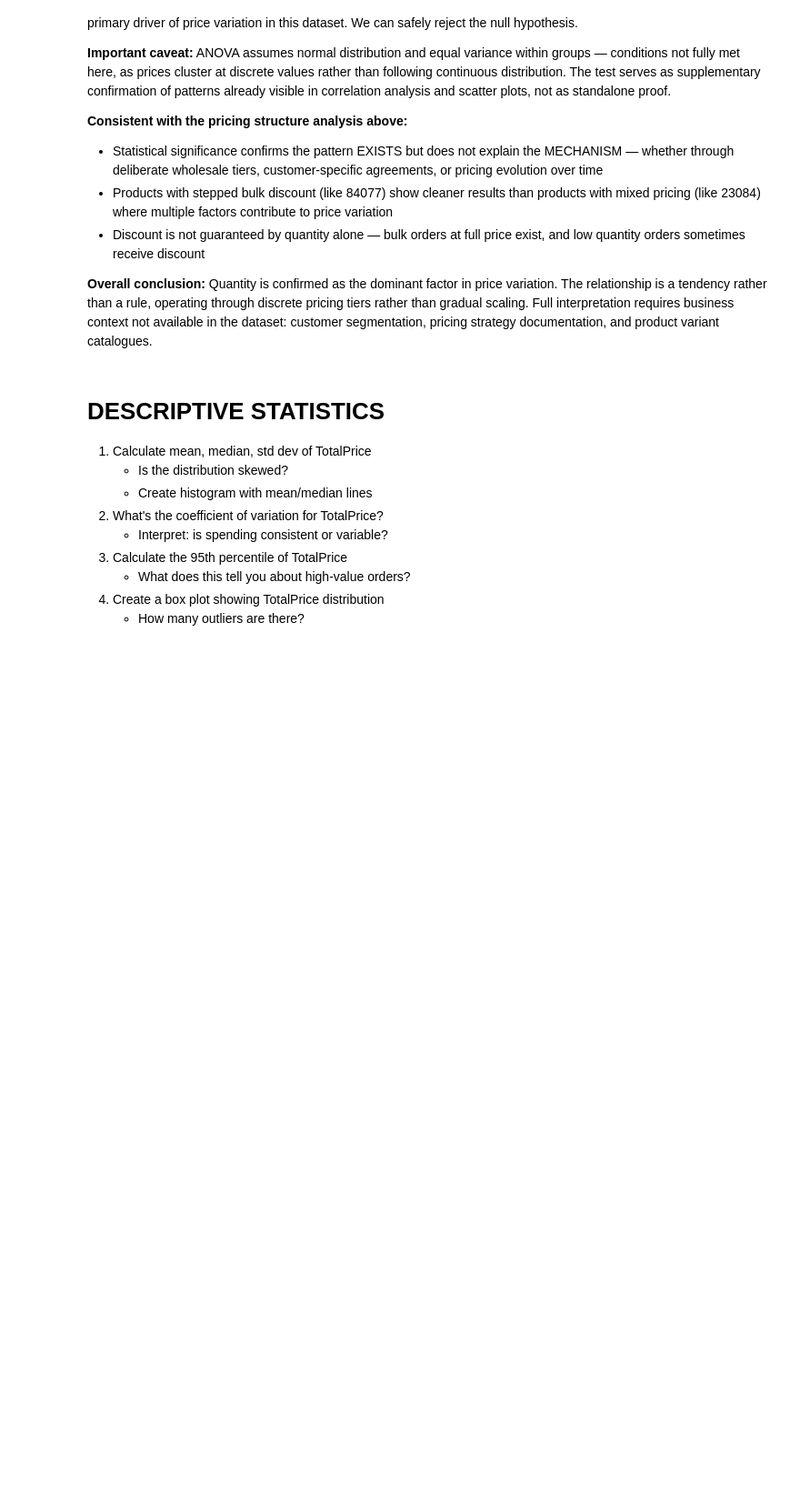
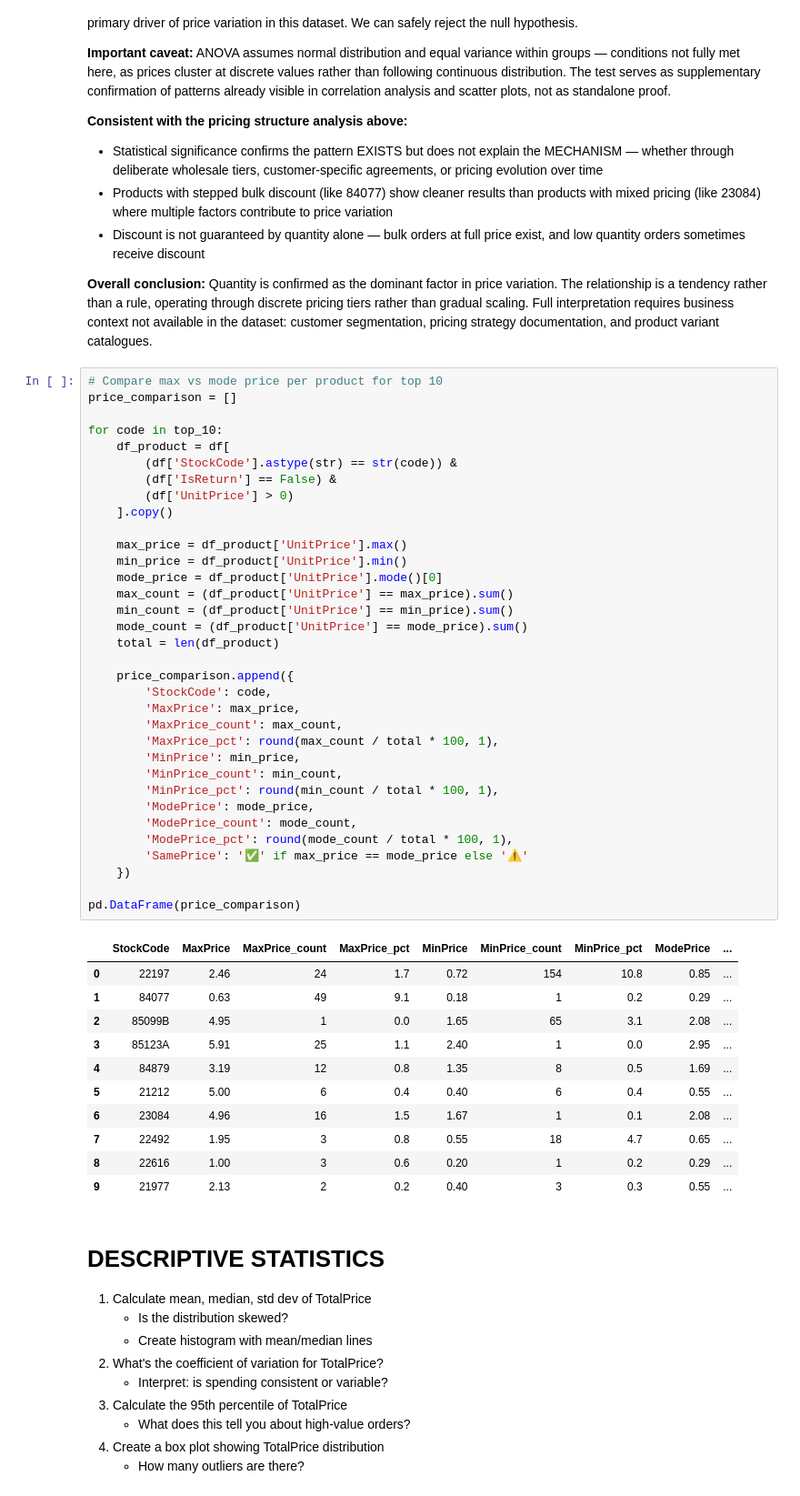
Before and after one commit to filipburger/retail_analysis, a Jupyter notebook: retail_analysis.ipynb, the cells around one changed output. Shown at 91% size. Saved outputs shown, nothing was run; the diff lists cells and outputs as text; blank space fills up the shorter version.

Commit message:
Explore max vs mode UnitPrice

```diff
--- a/retail_analysis.ipynb
+++ b/retail_analysis.ipynb
@@ -1002,6 +1002,52 @@ operating through discrete pricing tiers rather than gradual scaling.
 Full interpretation requires business context not available in the
 dataset: customer segmentation, pricing strategy documentation, and
 product variant catalogues.
+# %%
+# Compare max vs mode price per product for top 10
+price_comparison = []
+
+for code in top_10:
+    df_product = df[
+        (df['StockCode'].astype(str) == str(code)) &
+        (df['IsReturn'] == False) &
+        (df['UnitPrice'] > 0)
+    ].copy()
+
+    max_price = df_product['UnitPrice'].max()
+    min_price = df_product['UnitPrice'].min()
+    mode_price = df_product['UnitPrice'].mode()[0]
+    max_count = (df_product['UnitPrice'] == max_price).sum()
+    min_count = (df_product['UnitPrice'] == min_price).sum()
+    mode_count = (df_product['UnitPrice'] == mode_price).sum()
+    total = len(df_product)
+
+    price_comparison.append({
+        'StockCode': code,
+        'MaxPrice': max_price,
+        'MaxPrice_count': max_count,
+        'MaxPrice_pct': round(max_count / total * 100, 1),
+        'MinPrice': min_price,
+        'MinPrice_count': min_count,
+        'MinPrice_pct': round(min_count / total * 100, 1),
+        'ModePrice': mode_price,
+        'ModePrice_count': mode_count,
+        'ModePrice_pct': round(mode_count / total * 100, 1),
+        'SamePrice': '✅' if max_price == mode_price else '⚠️'
+    })
+
+pd.DataFrame(price_comparison)
+# %% [output]
+|  | StockCode | MaxPrice | MaxPrice_count | MaxPrice_pct | MinPrice | MinPrice_count | MinPrice_pct | ModePrice | ... |
+| 0 | 22197 | 2.46 | 24 | 1.7 | 0.72 | 154 | 10.8 | 0.85 | ... |
+| 1 | 84077 | 0.63 | 49 | 9.1 | 0.18 | 1 | 0.2 | 0.29 | ... |
+| 2 | 85099B | 4.95 | 1 | 0.0 | 1.65 | 65 | 3.1 | 2.08 | ... |
+| 3 | 85123A | 5.91 | 25 | 1.1 | 2.40 | 1 | 0.0 | 2.95 | ... |
+| 4 | 84879 | 3.19 | 12 | 0.8 | 1.35 | 8 | 0.5 | 1.69 | ... |
+| 5 | 21212 | 5.00 | 6 | 0.4 | 0.40 | 6 | 0.4 | 0.55 | ... |
+| 6 | 23084 | 4.96 | 16 | 1.5 | 1.67 | 1 | 0.1 | 2.08 | ... |
+| 7 | 22492 | 1.95 | 3 | 0.8 | 0.55 | 18 | 4.7 | 0.65 | ... |
+| 8 | 22616 | 1.00 | 3 | 0.6 | 0.20 | 1 | 0.2 | 0.29 | ... |
+| 9 | 21977 | 2.13 | 2 | 0.2 | 0.40 | 3 | 0.3 | 0.55 | ... |
 # %% [markdown]
 # DESCRIPTIVE STATISTICS
 
```
Also changed, not shown: parts of 2 cells of this notebook.
